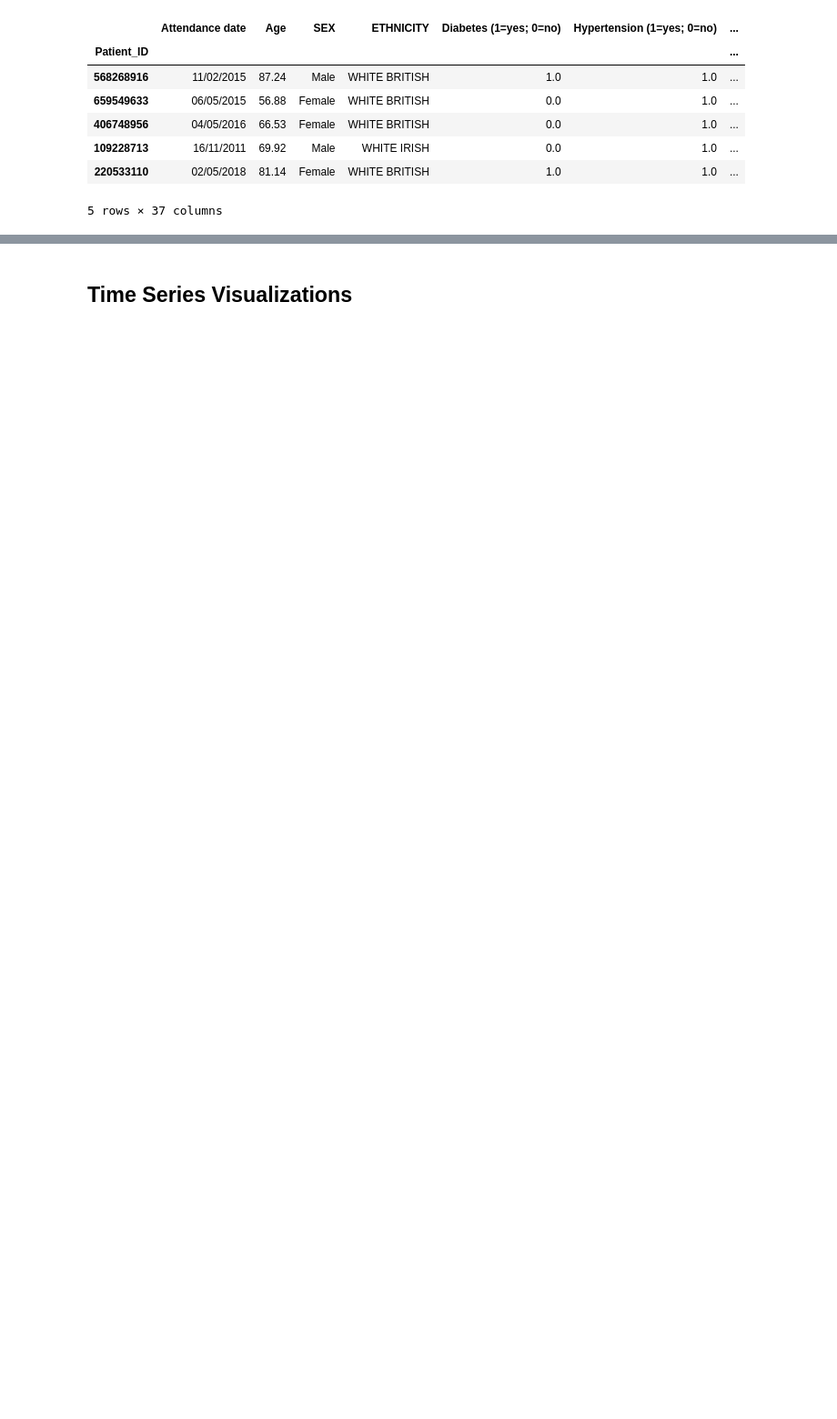
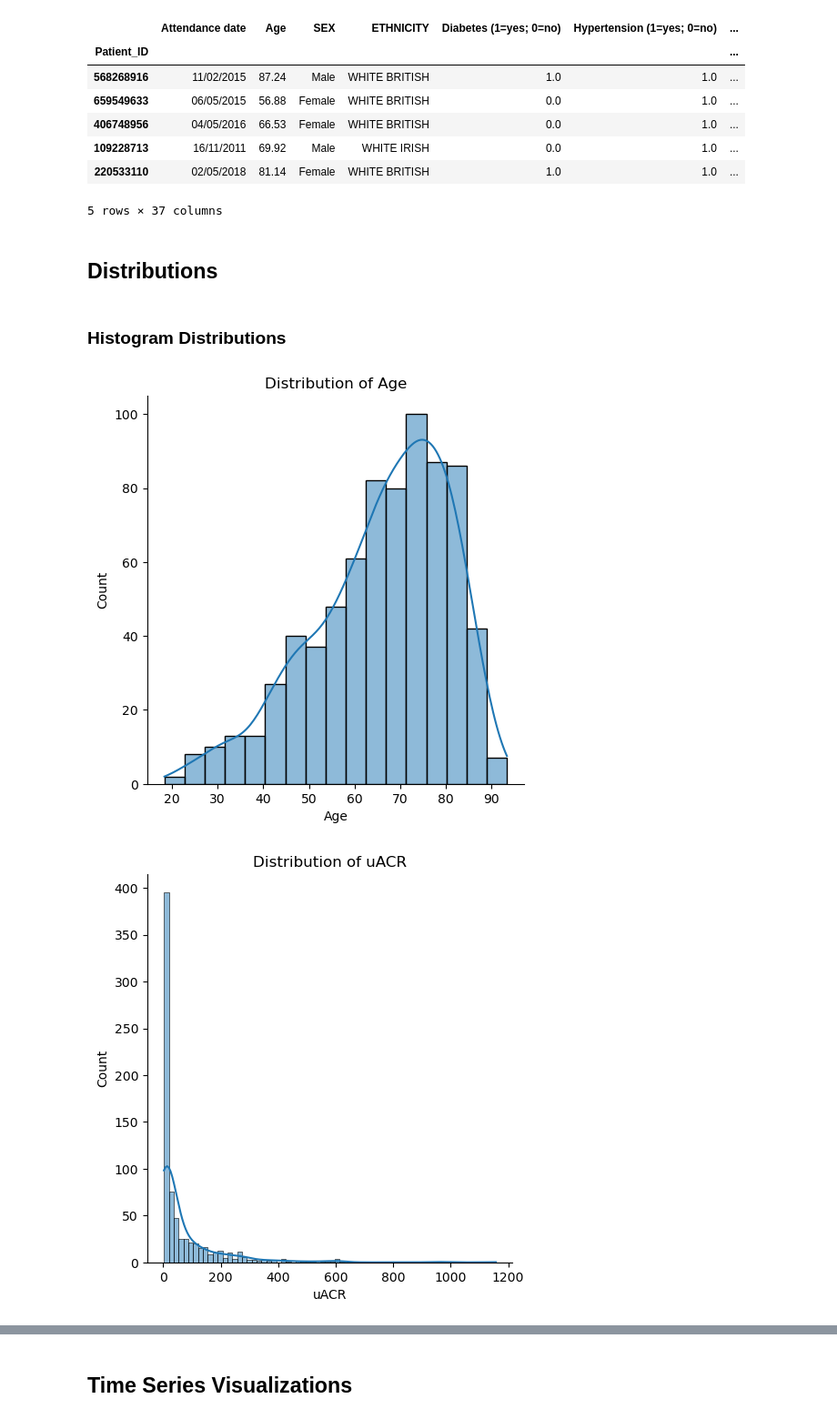
Before and after one commit to lshpaner/bmc_ali_kfre_val, a Jupyter notebook: notebooks/eda.ipynb, the cells around one changed output, grey strips where cells are left out. Shown: that part at 91% size. Saved outputs shown, nothing was run; the diff lists cells and outputs as text; code cells hidden in the pictures; blank space fills up the shorter version.

```diff
--- a/notebooks/eda.ipynb
+++ b/notebooks/eda.ipynb
@@ -47,3 +49,30 @@ df_eda.head()
 | 109228713 | 16/11/2011 | 69.92 | Male | WHITE IRISH | 0.0 | 1.0 | ... |
 | 220533110 | 02/05/2018 | 81.14 | Female | WHITE BRITISH | 1.0 | 1.0 | ... |
 5 rows × 37 columns
+# %% [markdown]
+## Distributions
+# %% [markdown]
+### Histogram Distributions
+# %%
+dist_list = ["Age", "uACR"]
+
+for item in dist_list:
+    with warnings.catch_warnings():
+        warnings.simplefilter("ignore", UserWarning)
+        sns.displot(
+            df_eda[item],
+            kde=True,
+        )
+        plt.title(f"Distribution of {item}")
+        plt.savefig(
+            os.path.join(image_path_png, f"{item}_distribution.png"),
+            bbox_inches="tight",
+        )
+        plt.savefig(
+            os.path.join(image_path_svg, f"{item}_distribution.svg"),
+            bbox_inches="tight",
+        )
+        plt.show()
+# %% [output]
+[figure, added]
+[figure, added]
```
Also changed, not shown: parts of 13 cells of this notebook, 50 other files.
